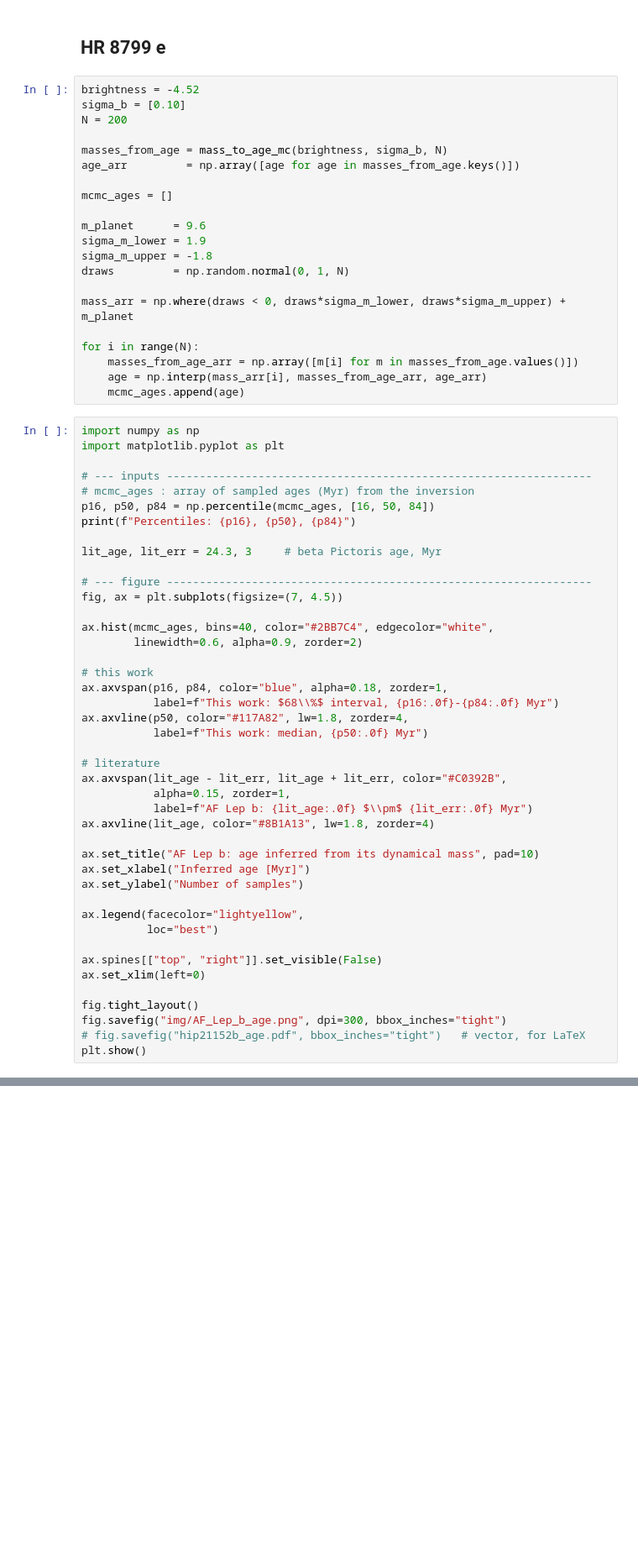
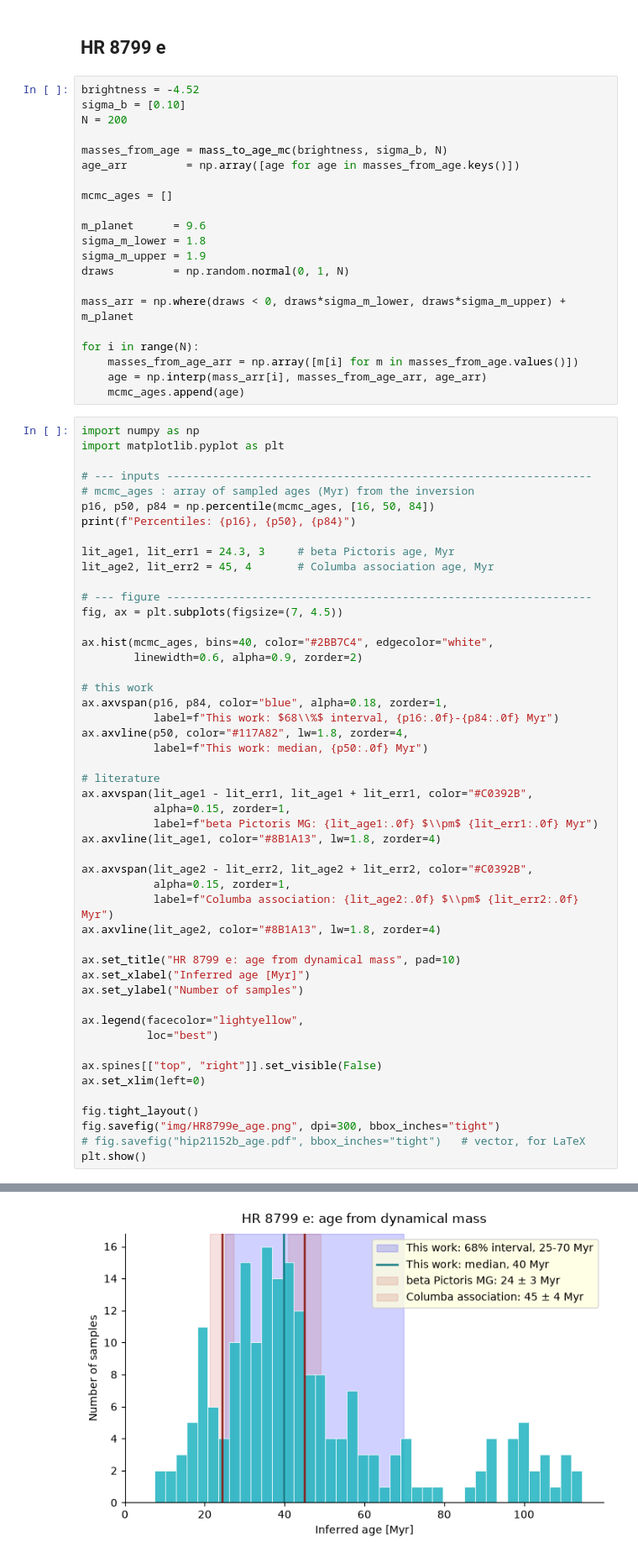
Before and after one commit to h0sh1z0ra/masses_to_ages, a Jupyter notebook: age_to_mass.ipynb, the cells around one changed output, grey strips where cells are left out. Shown at 84% size. Cells and saved outputs as stored; diff of their text form; blank space fills up the shorter version.

```diff
--- a/age_to_mass.ipynb
+++ b/age_to_mass.ipynb
@@ -250,8 +250,8 @@ age_arr         = np.array([age for age in masses_from_age.keys()])
 mcmc_ages = []
 
 m_planet      = 9.6
-sigma_m_lower = 1.9
-sigma_m_upper = -1.8
+sigma_m_lower = 1.8
+sigma_m_upper = 1.9
 draws         = np.random.normal(0, 1, N)
 
 mass_arr = np.where(draws < 0, draws*sigma_m_lower, draws*sigma_m_upper) + m_planet
@@ -269,7 +269,8 @@ import matplotlib.pyplot as plt
 p16, p50, p84 = np.percentile(mcmc_ages, [16, 50, 84])
 print(f"Percentiles: {p16}, {p50}, {p84}")
 
-lit_age, lit_err = 24.3, 3     # beta Pictoris age, Myr
+lit_age1, lit_err1 = 24.3, 3     # beta Pictoris age, Myr
+lit_age2, lit_err2 = 45, 4       # Columba association age, Myr
 
 # --- figure -----------------------------------------------------------------
 fig, ax = plt.subplots(figsize=(7, 4.5))
@@ -284,12 +285,17 @@ ax.axvline(p50, color="#117A82", lw=1.8, zorder=4,
            label=f"This work: median, {p50:.0f} Myr")
 
 # literature
-ax.axvspan(lit_age - lit_err, lit_age + lit_err, color="#C0392B",
+ax.axvspan(lit_age1 - lit_err1, lit_age1 + lit_err1, color="#C0392B",
            alpha=0.15, zorder=1,
-           label=f"AF Lep b: {lit_age:.0f} $\\pm$ {lit_err:.0f} Myr")
-ax.axvline(lit_age, color="#8B1A13", lw=1.8, zorder=4)
+           label=f"beta Pictoris MG: {lit_age1:.0f} $\\pm$ {lit_err1:.0f} Myr")
+ax.axvline(lit_age1, color="#8B1A13", lw=1.8, zorder=4)
 
-ax.set_title("AF Lep b: age inferred from its dynamical mass", pad=10)
+ax.axvspan(lit_age2 - lit_err2, lit_age2 + lit_err2, color="#C0392B",
+           alpha=0.15, zorder=1,
+           label=f"Columba association: {lit_age2:.0f} $\\pm$ {lit_err2:.0f} Myr")
+ax.axvline(lit_age2, color="#8B1A13", lw=1.8, zorder=4)
+
+ax.set_title("HR 8799 e: age from dynamical mass", pad=10)
 ax.set_xlabel("Inferred age [Myr]")
 ax.set_ylabel("Number of samples")
 
@@ -300,6 +306,7 @@ ax.spines[["top", "right"]].set_visible(False)
 ax.set_xlim(left=0)
 
 fig.tight_layout()
-fig.savefig("img/AF_Lep_b_age.png", dpi=300, bbox_inches="tight")
+fig.savefig("img/HR8799e_age.png", dpi=300, bbox_inches="tight")
 # fig.savefig("hip21152b_age.pdf", bbox_inches="tight")   # vector, for LaTeX
 plt.show()
+# %% [output]
@@ -305,0 +314 @@ plt.show()
+[figure, added]
```
Also changed, not shown: parts of 3 cells of this notebook.
